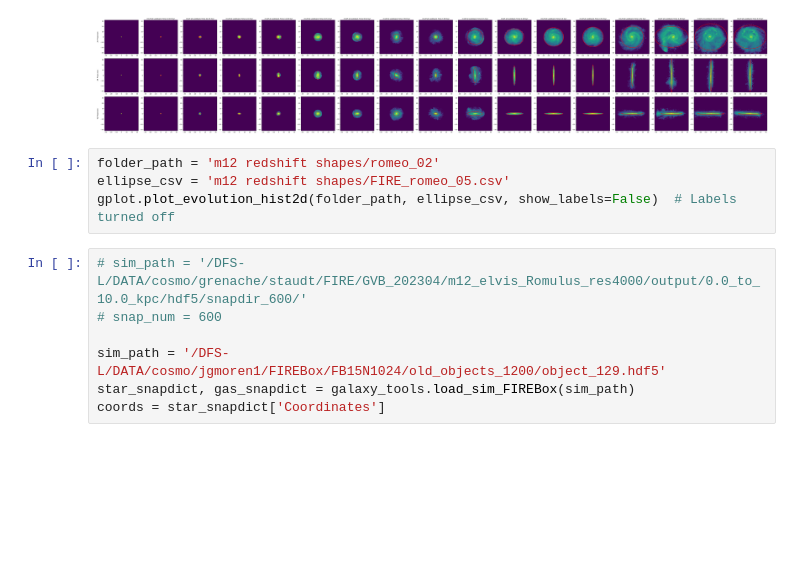
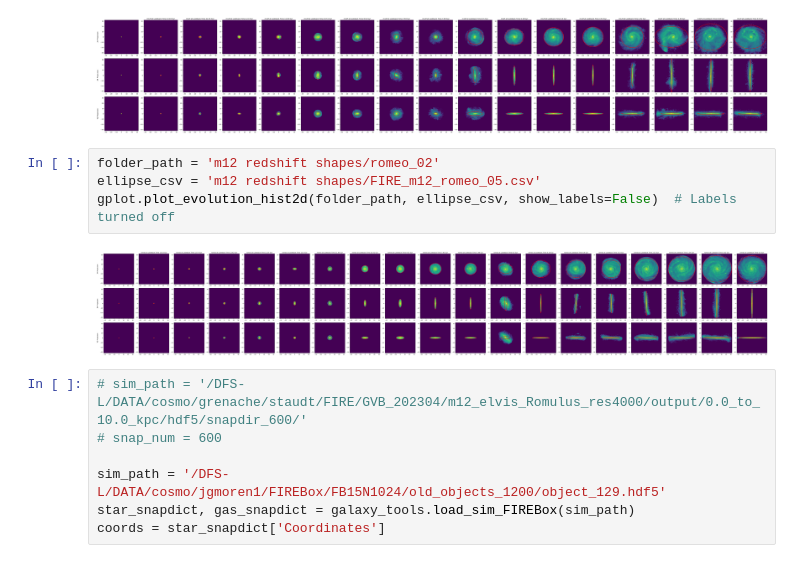
Before and after one commit to Solaceonx/FIRE-Geometry, a Jupyter notebook: galaxy_plots.ipynb, the cells around one changed output. Cells and saved outputs as stored; diff of their text form; blank space fills up the shorter version.

```diff
--- a/galaxy_plots.ipynb
+++ b/galaxy_plots.ipynb
@@ -29,8 +29,10 @@ gplot.plot_evolution_hist2d(folder_path, ellipse_csv, show_labels=False)  # Labe
 [figure]
 # %%
 folder_path = 'm12 redshift shapes/romeo_02'
-ellipse_csv = 'm12 redshift shapes/FIRE_romeo_05.csv'
+ellipse_csv = 'm12 redshift shapes/FIRE_m12_romeo_05.csv'
 gplot.plot_evolution_hist2d(folder_path, ellipse_csv, show_labels=False)  # Labels turned off
+# %% [output]
+[figure, added]
 # %%
 # sim_path = '/DFS-L/DATA/cosmo/grenache/staudt/FIRE/GVB_202304/m12_elvis_Romulus_res4000/output/0.0_to_10.0_kpc/hdf5/snapdir_600/'
 # snap_num = 600
```
Also changed, not shown: 44 other files.
